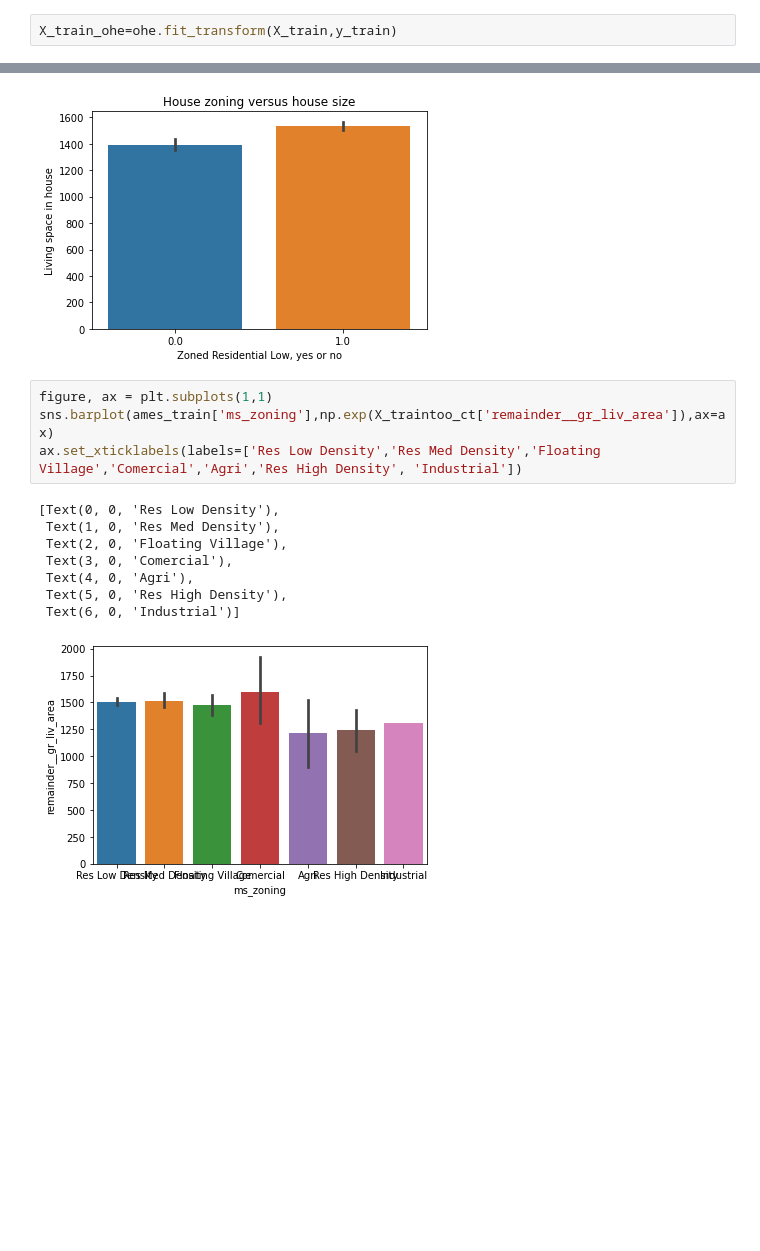
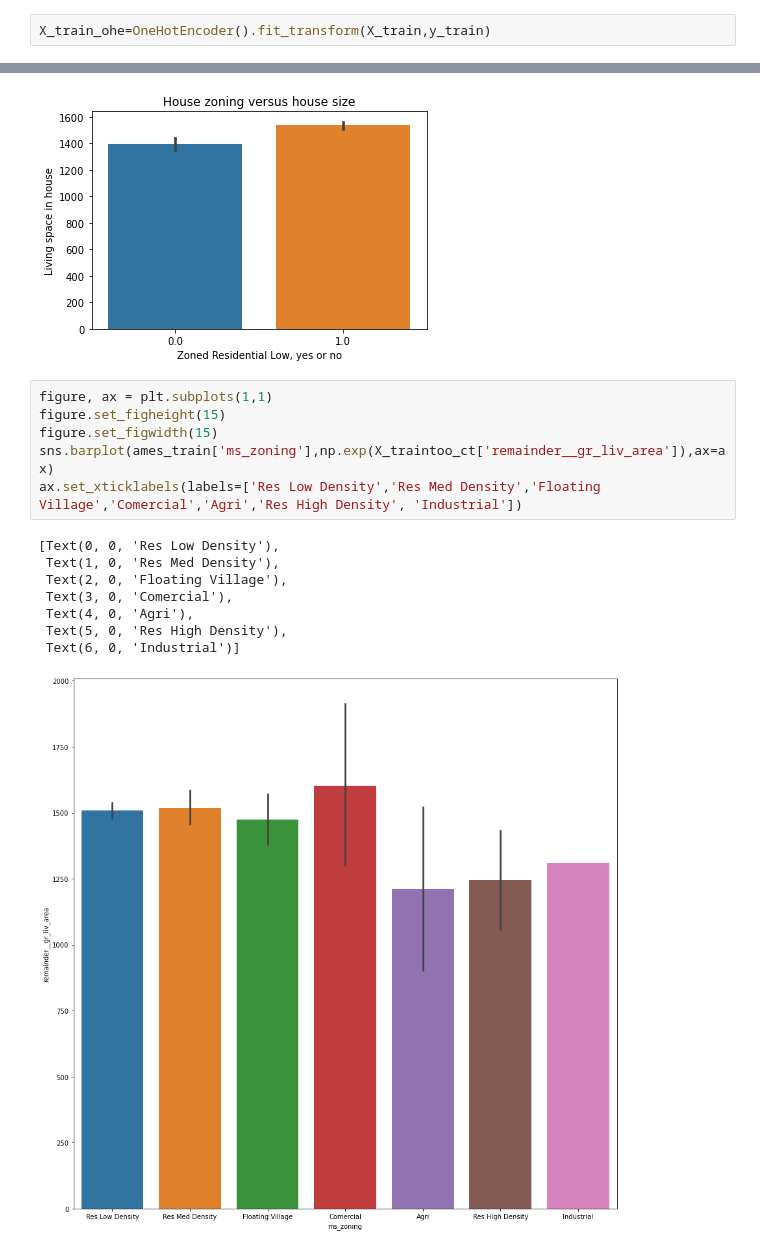
Before and after one commit to knambiar96/ml-housing-predictions, a Jupyter notebook: code/Karthiks-p2-notebook.ipynb, the cells around one changed output, grey strips where cells are left out. Cells and saved outputs as stored; diff of their text form; blank space fills up the shorter version.

```diff
--- a/code/Karthiks-p2-notebook.ipynb
+++ b/code/Karthiks-p2-notebook.ipynb
@@ -493,5 +531,5 @@ sns.heatmap(X_train.corr(),cmap='seismic')
 # %%
-X_train_ohe=ohe.fit_transform(X_train,y_train)
+X_train_ohe=OneHotEncoder().fit_transform(X_train,y_train)
 # %%
 X_train_pf = pf.fit_transform(X_train_ohe,y_train)
 # %%
@@ -1001,14 +1090,16 @@ plt.savefig('Zoning.png')
 [figure]
 # %%
 figure, ax = plt.subplots(1,1)
+figure.set_figheight(15)
+figure.set_figwidth(15)
 sns.barplot(ames_train['ms_zoning'],np.exp(X_traintoo_ct['remainder__gr_liv_area']),ax=ax)
 ax.set_xticklabels(labels=['Res Low Density','Res Med Density','Floating Village','Comercial','Agri','Res High Density', 'Industrial'])
 # %% [output]
 [Text(0, 0, 'Res Low Density'),
  Text(1, 0, 'Res Med Density'),
  Text(2, 0, 'Floating Village'),
  Text(3, 0, 'Comercial'),
  Text(4, 0, 'Agri'),
  Text(5, 0, 'Res High Density'),
  Text(6, 0, 'Industrial')]
-[figure, old version]
+[figure, new version]
```
Also changed, not shown: parts of 46 cells of this notebook, 6 other files.
